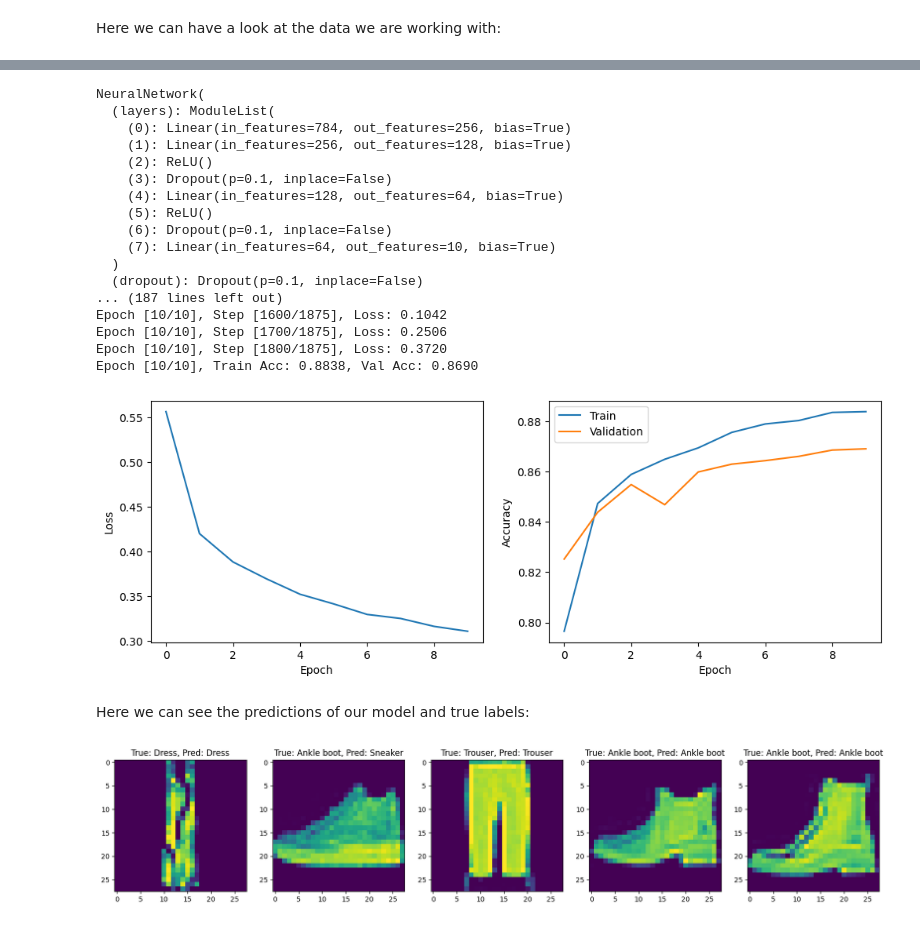
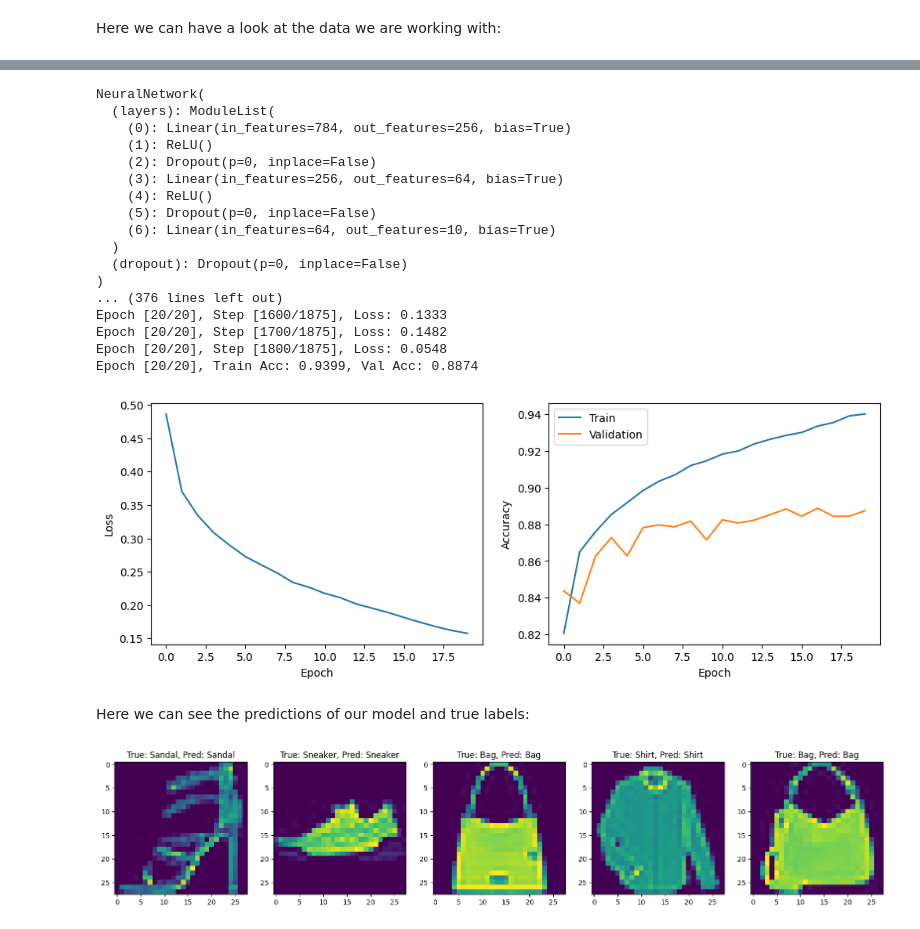
Before and after one commit to Frknslmn50/EARIN_23L, a Jupyter notebook: lab5/ANN_Training.ipynb, the cells around one changed output, grey strips where cells are left out. Saved outputs shown, nothing was run; the diff lists cells and outputs as text; code cells hidden in the pictures.

Commit message:
Training and testing of ANN, CNN added

```diff
--- a/lab5/ANN_Training.ipynb
+++ b/lab5/ANN_Training.ipynb
@@ -13,7 +13,7 @@ from torchvision import transforms
 # Define data transformations
 transform = transforms.Compose([
     transforms.ToTensor(),   # Convert image to tensor
-    #transforms.Normalize((0.5,), (0.5,))   # Normalize pixel values to range [-1, 1]
+    transforms.Normalize((0.5,), (0.5,))   # Normalize pixel values to range [-1, 1]
 ])
 
 # Load FashionMNIST training set
@@ -81,13 +81,15 @@ plt.show()
 # %%
 # Define the neural network with given parameters : num of hidden layers, num of neurons in each layer
 class NeuralNetwork(nn.Module):
-    def __init__(self, num_hidden_layers, num_neurons, num_classes, dropout_prob=0.1):
+    def __init__(self, num_hidden_layers, num_neurons, num_classes, dropout_prob=0):
         super(NeuralNetwork, self).__init__()
         self.num_hidden_layers = num_hidden_layers
         self.num_neurons = num_neurons
         self.layers = nn.ModuleList()
         self.dropout = nn.Dropout(p=dropout_prob)
         self.layers.append(nn.Linear(784, num_neurons[0]))
+        self.layers.append(nn.ReLU())
+        self.layers.append(self.dropout)
         for i in range(1, num_hidden_layers):
             self.layers.append(nn.Linear(num_neurons[i-1], num_neurons[i]))
             self.layers.append(nn.ReLU())
@@ -153,7 +176,7 @@ def train(model, train_loader, val_loader, criterion, optimizer, num_epochs):
     return train_losses, train_accs, val_accs
 # %%
 # Define the model
-model = NeuralNetwork(3, [256, 128, 64], 10)
+model = NeuralNetwork(num_hidden_layers=2, num_neurons=[256, 64], num_classes=10)
 print(model)
 
 # Define the loss function and optimizer
@@ -161,25 +184,25 @@ criterion = nn.CrossEntropyLoss()
 optimizer = optim.Adam(model.parameters(), lr=0.001)
 
 # Train the model
-train_losses, train_accs, val_accs = train(model, train_loader, test_loader, criterion, optimizer, num_epochs=10)
+train_losses, train_accs, val_accs = train(model, train_loader, test_loader, criterion, optimizer, num_epochs=20)
 # %% [output]
 NeuralNetwork(
   (layers): ModuleList(
     (0): Linear(in_features=784, out_features=256, bias=True)
-    (1): Linear(in_features=256, out_features=128, bias=True)
-    (2): ReLU()
-    (3): Dropout(p=0.1, inplace=False)
-    (4): Linear(in_features=128, out_features=64, bias=True)
-    (5): ReLU()
-    (6): Dropout(p=0.1, inplace=False)
-    (7): Linear(in_features=64, out_features=10, bias=True)
+    (1): ReLU()
+    (2): Dropout(p=0, inplace=False)
+    (3): Linear(in_features=256, out_features=64, bias=True)
+    (4): ReLU()
+    (5): Dropout(p=0, inplace=False)
+    (6): Linear(in_features=64, out_features=10, bias=True)
   )
-  (dropout): Dropout(p=0.1, inplace=False)
-... (187 lines left out)
-Epoch [10/10], Step [1600/1875], Loss: 0.1042
-Epoch [10/10], Step [1700/1875], Loss: 0.2506
-Epoch [10/10], Step [1800/1875], Loss: 0.3720
-Epoch [10/10], Train Acc: 0.8838, Val Acc: 0.8690
+  (dropout): Dropout(p=0, inplace=False)
+)
+... (376 lines left out)
+Epoch [20/20], Step [1600/1875], Loss: 0.1333
+Epoch [20/20], Step [1700/1875], Loss: 0.1482
+Epoch [20/20], Step [1800/1875], Loss: 0.0548
+Epoch [20/20], Train Acc: 0.9399, Val Acc: 0.8874
 # %%
 # Plot the training loss and accuracies
 fig, ax = plt.subplots(1, 2, figsize=(12, 4))
@@ -193,30 +216,33 @@ ax[1].set_ylabel('Accuracy')
 ax[1].legend()
 plt.show()
 # %% [output]
-[figure, old version]
+[figure, new version]
 # %% [markdown]
 Here we can see the predictions of our model and true labels:
 # %%
 # Set model to evaluation mode
 model.eval()
 
 # Get a batch of test data
+device = torch.device("cuda" if torch.cuda.is_available() else "cpu")
 images, labels = next(iter(test_loader))
+images = images.to(device)
+labels = labels.to(device)
 
 # Make predictions
 with torch.no_grad():
     outputs = model(images)
     _, predicted = torch.max(outputs, 1)
 
 # Convert labels and predictions to numpy arrays and to categorical labels
-labels = labels.numpy()
-predicted = predicted.numpy()
-
+labels = labels.cpu().numpy()
+predicted = predicted.cpu().numpy()
+images = images.cpu()
 # Show some predictions and true labels
 fig, axs = plt.subplots(1, 5, figsize=(20, 4))
 for i in range(5):
     axs[i].imshow(images[i].permute(1, 2, 0).numpy())
     axs[i].set_title(f'True: {test_set.classes[labels[i]]}, Pred: {test_set.classes[predicted[i]]}')
 plt.show()
 # %% [output]
-[figure, old version]
+[figure, new version]
```
Also changed, not shown: parts of 4 cells of this notebook.
